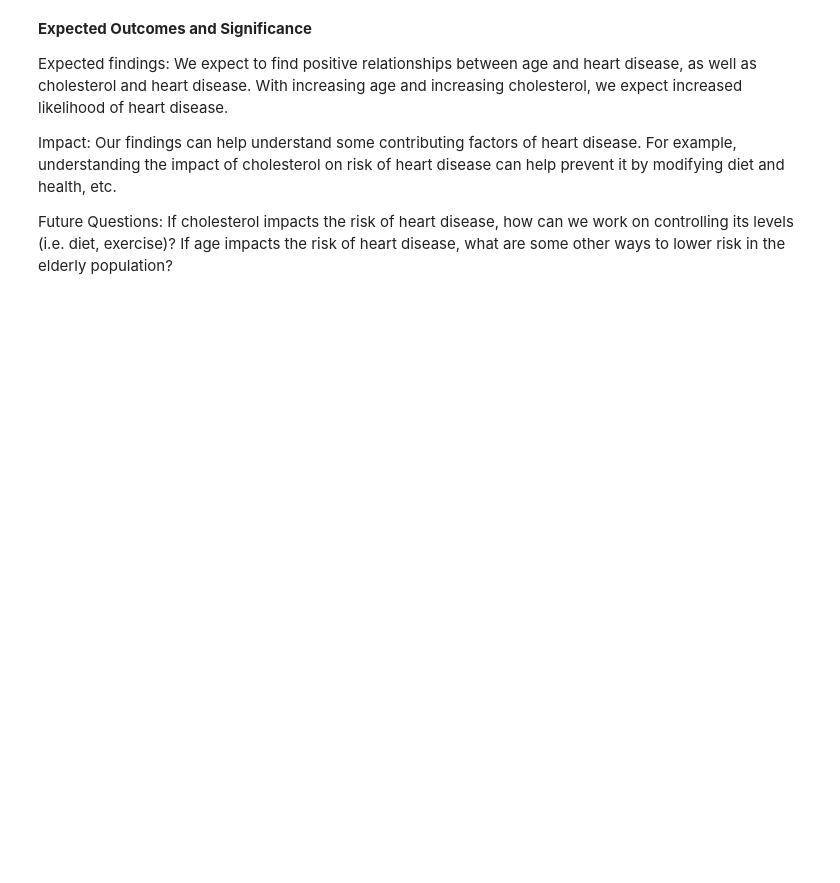
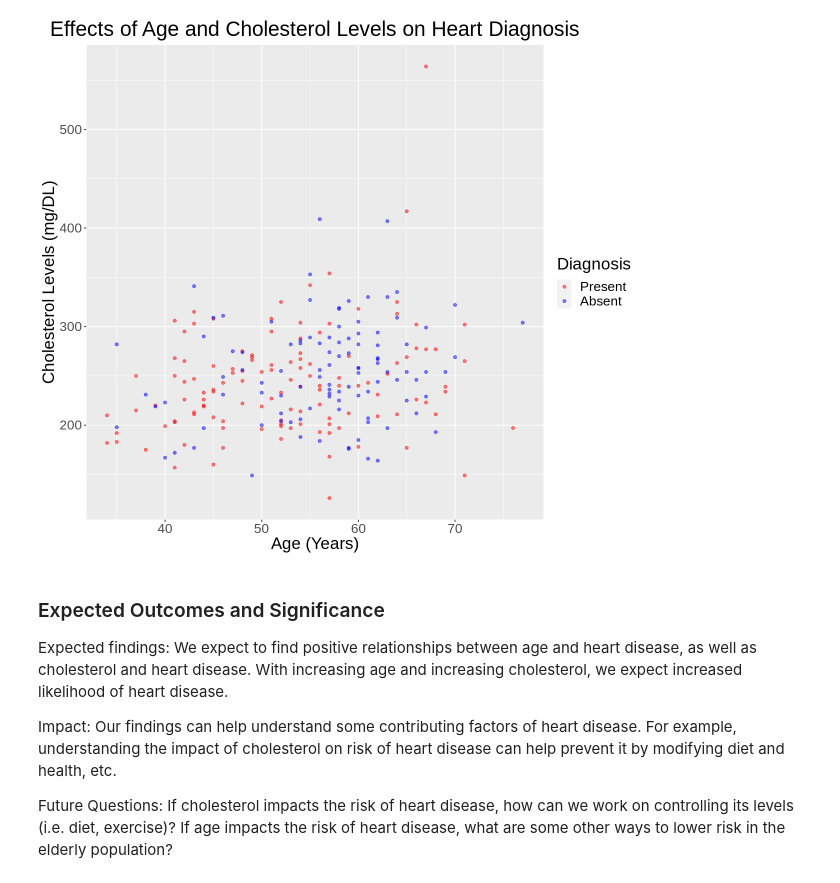
Before and after one commit to jagroop-randhawa/dsci-100-2022w2-group-26, a Jupyter notebook: project_proposal_group_26.ipynb, the cells around one changed output. Drawn from its saved outputs; the diff is of its cells as text; code cells hidden in the pictures; blank space fills up the shorter version.

Commit message:
Added data analysis

```diff
--- a/project_proposal_group_26.ipynb
+++ b/project_proposal_group_26.ipynb
@@ -13,0 +52,6 @@ The dataset we're using is collected by the University of California, Irvine, co
+# %%
+#Selecting our relevant variables into a tidy format
+
+heart_clean <- cleveland_heart |>
+select(age, cholesterol_level, diagnosis)
+head(heart_clean)
@@ -13,0 +68,6 @@ The dataset we're using is collected by the University of California, Irvine, co
+# %%
+#Change diagnosis to 0 for not heart diagnosis and 1 for any heart diagnosis
+heart_diagnosis <- heart_clean |>
+mutate(Diagnosis = diagnosis != 0) |>
+mutate("Diagnosis" = as_factor(Diagnosis))
+head(heart_diagnosis)
@@ -13,0 +84,5 @@ The dataset we're using is collected by the University of California, Irvine, co
+# %%
+#Now choose the required variables
+heart_data <- heart_diagnosis |>
+select(-diagnosis)
+head(heart_data)
@@ -13,0 +99,6 @@ The dataset we're using is collected by the University of California, Irvine, co
+# %%
+#Split data into training and testing
+
+heart_data_split <- initial_split(heart_data, prop = 0.75, strata = Diagnosis)
+heart_data_train <- training(heart_data_split)
+heart_data_test <- testing(heart_data_split)
@@ -14,5 +122,23 @@ The dataset we're using is collected by the University of California, Irvine, co
+# %%
+#Creating a plot to visualize effects of age and cholesterol levels
+
+options(repr.plot.width = 10, repr.plot.height = 9)
+
+heart_data_plot <- heart_data_train |>
+ggplot(aes(x = age, y = cholesterol_level, color = Diagnosis)) +
+geom_point(alpha = 0.5) +
+labs(title = "Effects of Age and Cholesterol Levels on Heart Diagnosis", x = "Age (Years)", y = "Cholesterol Levels (mg/DL)", color = "Diagnosis") +
+scale_color_manual(labels = c("Present", "Absent"), values = c("red", "blue")) +
+theme(plot.title = element_text(hjust = 0.5, size = 25),
+axis.title.x = element_text(size = 20),
+axis.title.y = element_text(size = 20),
+text = element_text(size = 20))
+
+heart_data_plot
+# %% [output]
+[figure, added]
 # %% [markdown]
-**Expected Outcomes and Significance**
+### Expected Outcomes and Significance
 
 Expected findings:
 We expect to find positive relationships between age and heart disease, as well as cholesterol and heart disease. With increasing age and increasing cholesterol, we expect increased likelihood of heart disease.
```
Also changed, not shown: parts of 9 cells of this notebook.
